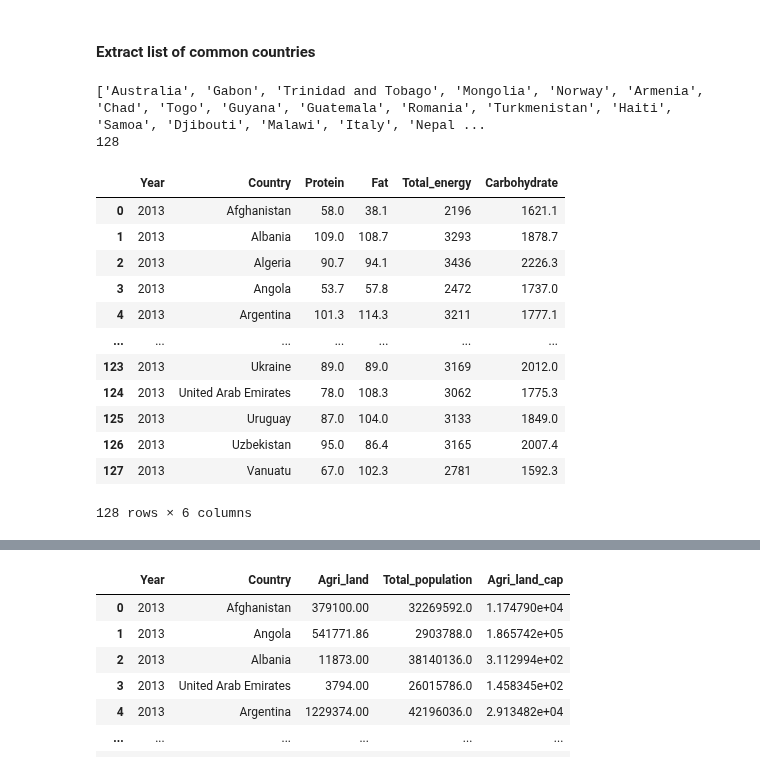
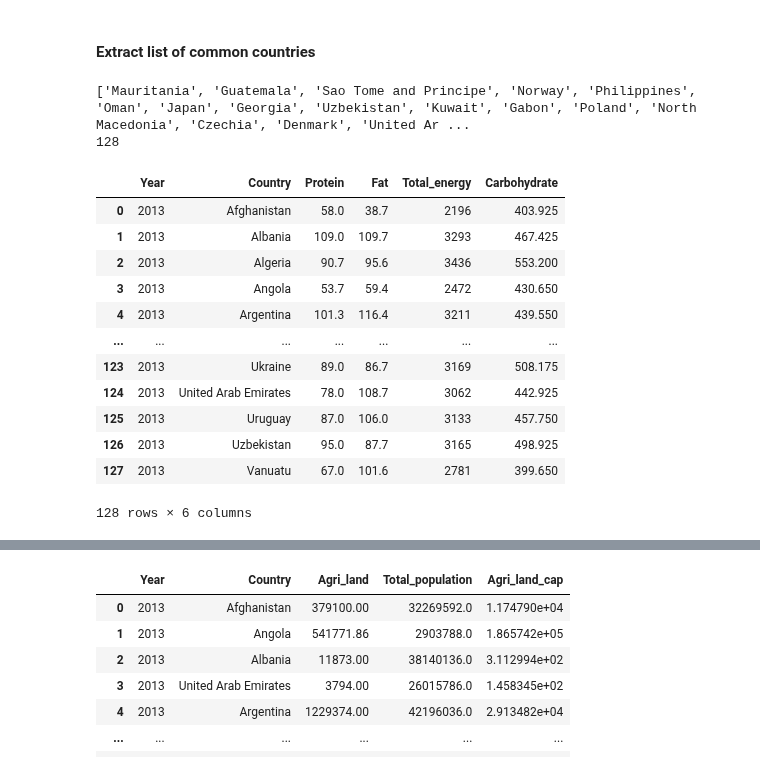
Before and after one commit to tanjoash/2D_data_driven_world, a Jupyter notebook: 2dwork/2D DDW.ipynb, the cells around one changed output, grey strips where cells are left out. Drawn from its saved outputs; the diff is of its cells as text; code cells hidden in the pictures.

```diff
--- a/2dwork/2D DDW.ipynb
+++ b/2dwork/2D DDW.ipynb
@@ -856,3 +888,6 @@ carbohydrate(g) = [total energy(kcal) - (total fat(g) * 9) - (total protein(g) *
+# %%
+df_undernourishment_countries = dfyears_undernourishment.Country.unique()
+# print(df_food_supply_countries)
 # %% [markdown]
 ### Extract protein and fat supply dataframe
 # %%
@@ -895,7 +930,7 @@ dfyears_protein
 # extract values only when item is fat
 dfyears_fat = dfyears_f_p[(dfyears_f_p["Item"] == "Fat")]
 # extract values for the specified year
-dfyears_fat = dfyears_fat[(dfyears_fat["Year"]==2013)]
+dfyears_fat = dfyears_fat[(dfyears_fat["Year"]==2014)]
 # extract year, country and food supply
 dfyears_fat = dfyears_fat[["Year", "Country", "Value"]]
 # rename "Value" column
@@ -932,7 +967,7 @@ df_grand_total = df_food_supply[(df_food_supply["Item"] == "Grand Total")]
 dfyears_food_supply = df_grand_total[(df_grand_total["Year"]==2013)]
 # extract year, country and food supply
 dfyears_food_supply = dfyears_food_supply[["Year", "Area", "Value"]]
-dfyears_food_supply = dfyears_food_supply.rename(columns = {"Area": "Country", "Value": "Food_supply"})
+dfyears_food_supply = dfyears_food_supply.rename(columns = {"Area": "Country", "Value": "Total_energy"})
 # set index from 0
 dfyears_food_supply = dfyears_food_supply.reset_index(drop=True)
 # print dataframe
@@ -1099,10 +1103,10 @@ df_water_countries = dfyears_water.Country.unique()
 # %% [markdown]
 #### Extract list of common countries
 # %%
-set1 = set(df_food_supply_countries)
-set2 = set(df_min_cal_intake_countries)
-set3 = set(df_fat_countries)
-set4 = set(df_protein_countries)
+set1 = set(df_undernourishment_countries)
+set2 = set(df_fat_countries)
+set3 = set(df_protein_countries)
+set4 = set(df_food_supply_countries)
 set5 = set(df_GDP_countries)
 set6 = set(df_pop_coutries)
 set7 = set(df_agriculture_countries)
@@ -1112,30 +1116,30 @@ countries = list(set1 & set2 & set3 & set4 & set5 & set6 & set7 & set8)
 print(countries)
 print(len(countries))
 # %% [output]
-['Australia', 'Gabon', 'Trinidad and Tobago', 'Mongolia', 'Norway', 'Armenia', 'Chad', 'Togo', 'Guyana', 'Guatemala', 'Romania', 'Turkmenistan', 'Haiti', 'Samoa', 'Djibouti', 'Malawi', 'Italy', 'Nepal ...
+['Mauritania', 'Guatemala', 'Sao Tome and Principe', 'Norway', 'Philippines', 'Oman', 'Japan', 'Georgia', 'Uzbekistan', 'Kuwait', 'Gabon', 'Poland', 'North Macedonia', 'Czechia', 'Denmark', 'United Ar ...
 128
 # %%
 dfyears_protein = dfyears_protein[dfyears_protein["Country"].isin(countries)]
 dfyears_fat = dfyears_fat[dfyears_fat["Country"].isin(countries)]
 dfyears_food_supply = dfyears_food_supply[dfyears_food_supply["Country"].isin(countries)]
 
 dfyears_carb = dfyears_protein.copy()
 dfyears_carb["Fat"] = list(dfyears_fat["Fat"])
-dfyears_carb["Total_energy"] = list(dfyears_food_supply["Food_supply"])
-dfyears_carb["Carbohydrate"] = dfyears_carb["Total_energy"] - 9*dfyears_carb["Fat"] - 4*dfyears_carb["Protein"]
+dfyears_carb["Total_energy"] = list(dfyears_food_supply["Total_energy"])
+dfyears_carb["Carbohydrate"] = (dfyears_carb["Total_energy"] - 9*dfyears_carb["Fat"] - 4*dfyears_carb["Protein"])/4
 dfyears_carb = dfyears_carb.reset_index(drop=True)
 dfyears_carb
 # %% [output]
 |  | Year | Country | Protein | Fat | Total_energy | Carbohydrate |
-| 0 | 2013 | Afghanistan | 58.0 | 38.1 | 2196 | 1621.1 |
-| 1 | 2013 | Albania | 109.0 | 108.7 | 3293 | 1878.7 |
-| 2 | 2013 | Algeria | 90.7 | 94.1 | 3436 | 2226.3 |
-| 3 | 2013 | Angola | 53.7 | 57.8 | 2472 | 1737.0 |
-| 4 | 2013 | Argentina | 101.3 | 114.3 | 3211 | 1777.1 |
+| 0 | 2013 | Afghanistan | 58.0 | 38.7 | 2196 | 403.925 |
+| 1 | 2013 | Albania | 109.0 | 109.7 | 3293 | 467.425 |
+| 2 | 2013 | Algeria | 90.7 | 95.6 | 3436 | 553.200 |
+| 3 | 2013 | Angola | 53.7 | 59.4 | 2472 | 430.650 |
+| 4 | 2013 | Argentina | 101.3 | 116.4 | 3211 | 439.550 |
 | ... | ... | ... | ... | ... | ... | ... |
-| 123 | 2013 | Ukraine | 89.0 | 89.0 | 3169 | 2012.0 |
-| 124 | 2013 | United Arab Emirates | 78.0 | 108.3 | 3062 | 1775.3 |
-| 125 | 2013 | Uruguay | 87.0 | 104.0 | 3133 | 1849.0 |
-| 126 | 2013 | Uzbekistan | 95.0 | 86.4 | 3165 | 2007.4 |
-| 127 | 2013 | Vanuatu | 67.0 | 102.3 | 2781 | 1592.3 |
+| 123 | 2013 | Ukraine | 89.0 | 86.7 | 3169 | 508.175 |
+| 124 | 2013 | United Arab Emirates | 78.0 | 108.7 | 3062 | 442.925 |
+| 125 | 2013 | Uruguay | 87.0 | 106.0 | 3133 | 457.750 |
+| 126 | 2013 | Uzbekistan | 95.0 | 87.7 | 3165 | 498.925 |
+| 127 | 2013 | Vanuatu | 67.0 | 101.6 | 2781 | 399.650 |
 128 rows × 6 columns
```
Also changed, not shown: parts of 28 cells of this notebook, 8 other files.
